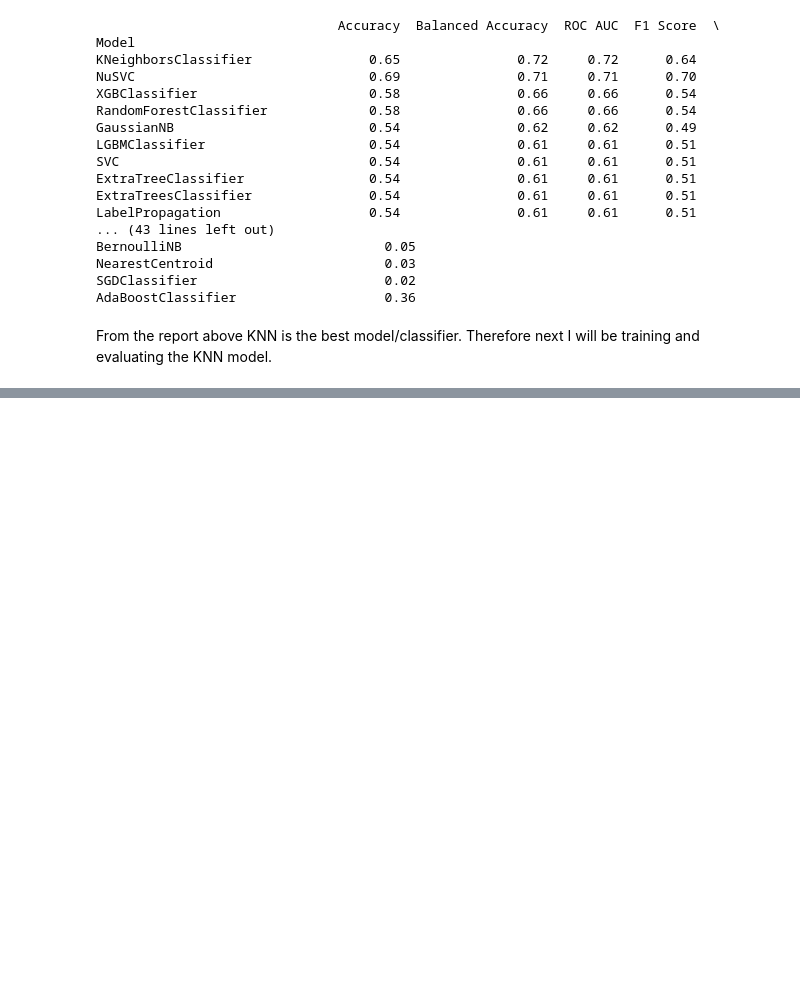
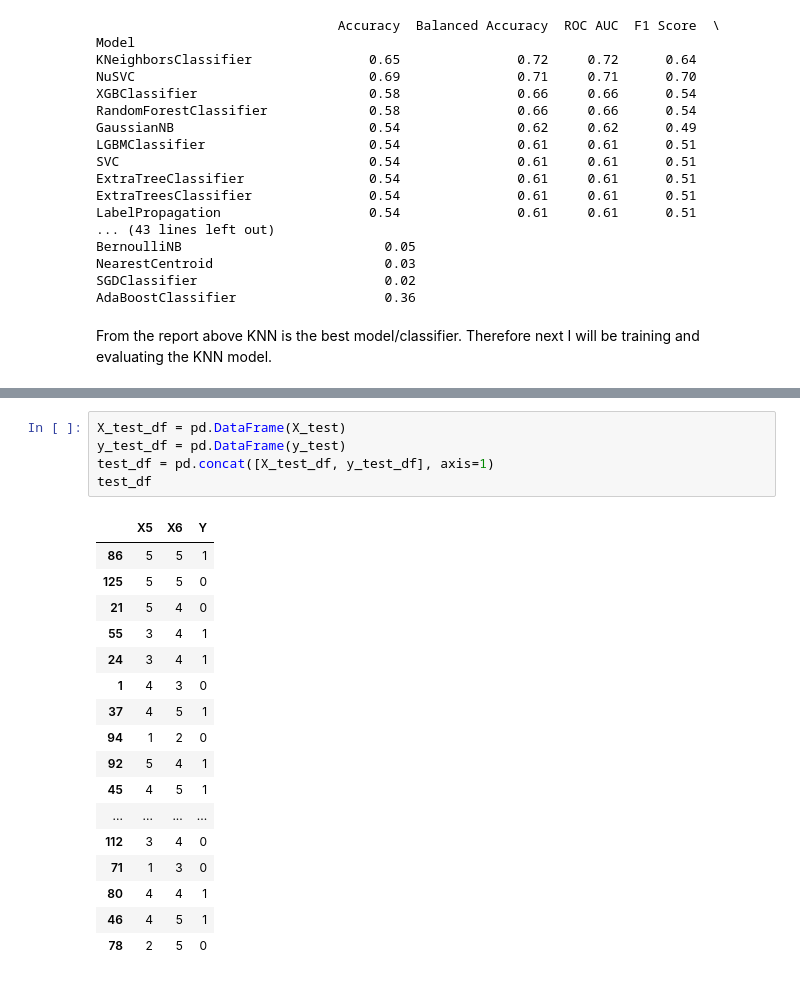
Before and after one commit to pranav-netizen/GzHmM9Jpdpfq0fdG, a Jupyter notebook: first-project-apziva.ipynb, the cells around one changed output, grey strips where cells are left out. Cells and saved outputs as stored; diff of their text form; blank space fills up the shorter version.

```diff
--- a/first-project-apziva.ipynb
+++ b/first-project-apziva.ipynb
@@ -280,0 +371,23 @@ From the report above KNN is the best model/classifier. Therefore next I will be
+# %%
+X_test_df = pd.DataFrame(X_test)
+y_test_df = pd.DataFrame(y_test)
+test_df = pd.concat([X_test_df, y_test_df], axis=1)
+test_df
+# %% [output]
+|  | X5 | X6 | Y |
+| 86 | 5 | 5 | 1 |
+| 125 | 5 | 5 | 0 |
+| 21 | 5 | 4 | 0 |
+| 55 | 3 | 4 | 1 |
+| 24 | 3 | 4 | 1 |
+| 1 | 4 | 3 | 0 |
+| 37 | 4 | 5 | 1 |
+| 94 | 1 | 2 | 0 |
+| 92 | 5 | 4 | 1 |
+| 45 | 4 | 5 | 1 |
+| ... | ... | ... | ... |
+| 112 | 3 | 4 | 0 |
+| 71 | 1 | 3 | 0 |
+| 80 | 4 | 4 | 1 |
+| 46 | 4 | 5 | 1 |
+| 78 | 2 | 5 | 0 |
```
Also changed, not shown: parts of 15 cells of this notebook.
